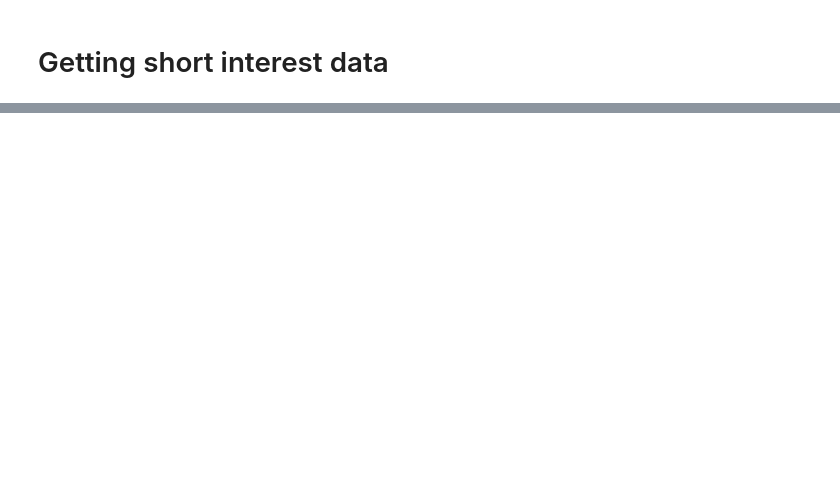
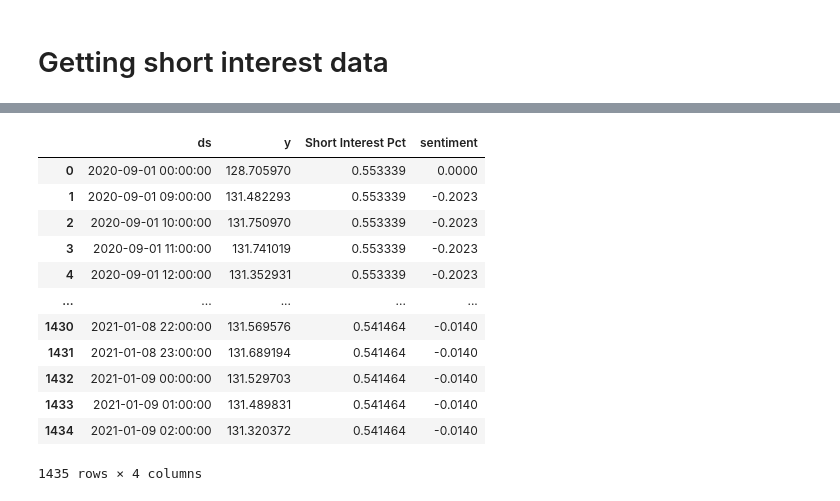
Before and after one commit to SaberQ19/socioPhysics_DiamondHands, a Jupyter notebook: StocksAndPostsv2.ipynb, the cells around one changed output, grey strips where cells are left out. Saved outputs shown, nothing was run; the diff lists cells and outputs as text; code cells hidden in the pictures; blank space fills up the shorter version.

```diff
--- a/StocksAndPostsv2.ipynb
+++ b/StocksAndPostsv2.ipynb
@@ -589 +385,17 @@ prophet_model = Prophet(daily_seasonality=True)
+# %%
+train
+# %% [output]
+|  | ds | y | Short Interest Pct | sentiment |
+| 0 | 2020-09-01 00:00:00 | 128.705970 | 0.553339 | 0.0000 |
+| 1 | 2020-09-01 09:00:00 | 131.482293 | 0.553339 | -0.2023 |
+| 2 | 2020-09-01 10:00:00 | 131.750970 | 0.553339 | -0.2023 |
+| 3 | 2020-09-01 11:00:00 | 131.741019 | 0.553339 | -0.2023 |
+| 4 | 2020-09-01 12:00:00 | 131.352931 | 0.553339 | -0.2023 |
+| ... | ... | ... | ... | ... |
+| 1430 | 2021-01-08 22:00:00 | 131.569576 | 0.541464 | -0.0140 |
+| 1431 | 2021-01-08 23:00:00 | 131.689194 | 0.541464 | -0.0140 |
+| 1432 | 2021-01-09 00:00:00 | 131.529703 | 0.541464 | -0.0140 |
+| 1433 | 2021-01-09 01:00:00 | 131.489831 | 0.541464 | -0.0140 |
+| 1434 | 2021-01-09 02:00:00 | 131.320372 | 0.541464 | -0.0140 |
+1435 rows × 4 columns
 # %%
```
Also changed, not shown: parts of 42 cells of this notebook.
